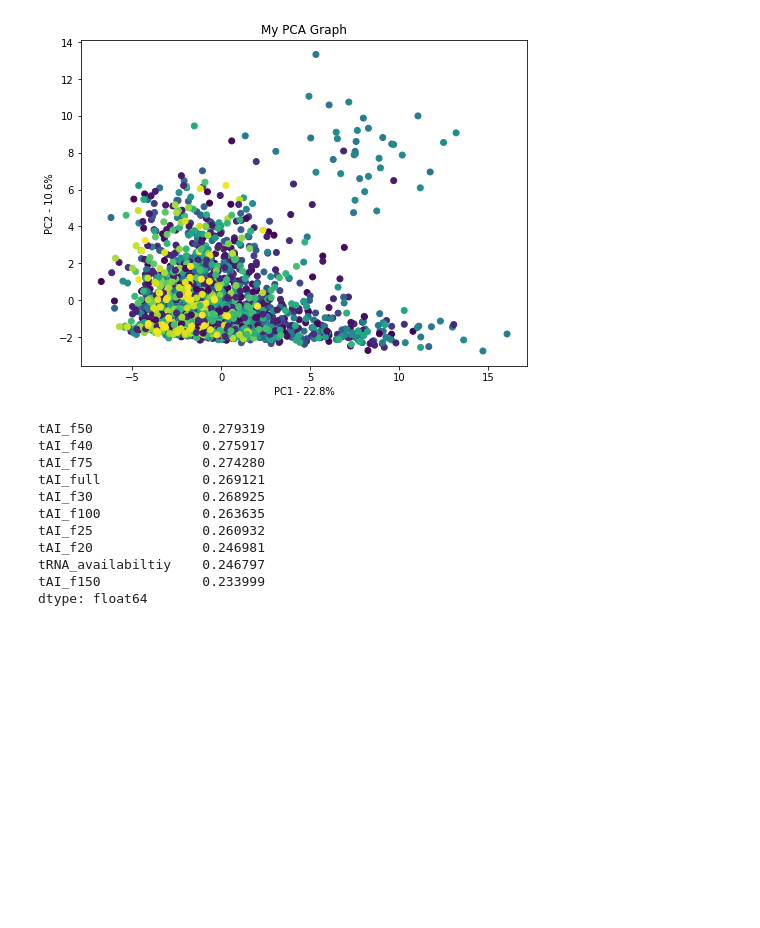
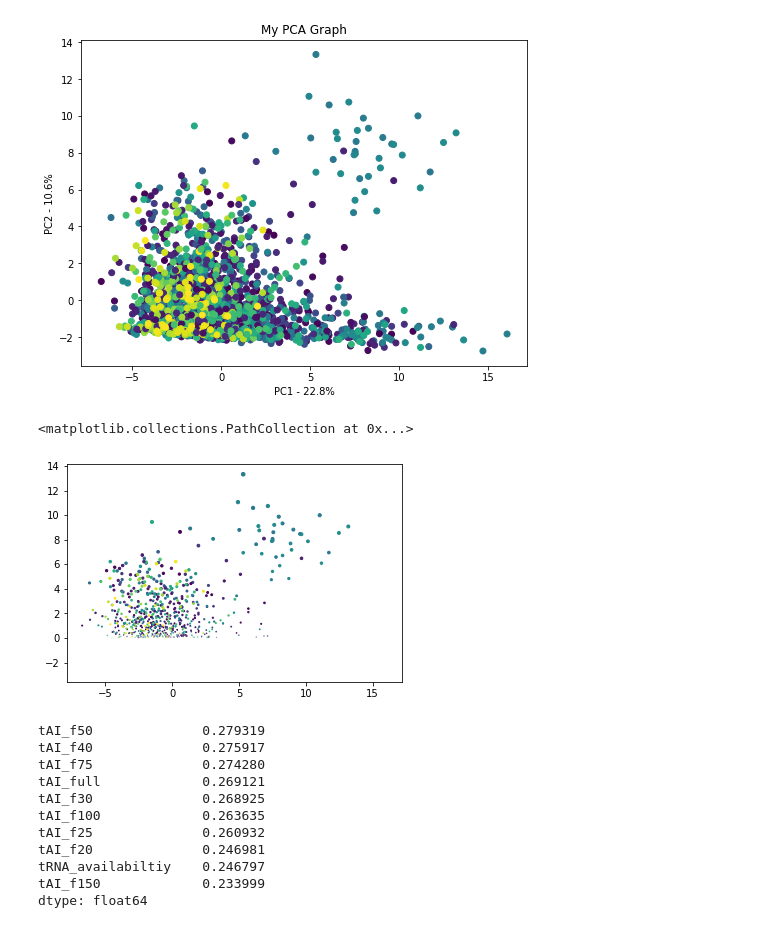
Before and after one commit to Subasree514/Machine_learning_practice, a Jupyter notebook: PCA/yeast_nptel.ipynb, the cells around one changed output. Saved outputs shown, nothing was run; the diff lists cells and outputs as text; code cells hidden in the pictures; blank space fills up the shorter version.

```diff
--- a/PCA/yeast_nptel.ipynb
+++ b/PCA/yeast_nptel.ipynb
@@ -96,6 +82,12 @@ plt.ylabel('PC2 - {0}%'.format(per_var[1]))
 plt.show()
 # %% [output]
 [figure]
+# %%
+ax = plt.axes()
+ax.scatter(pca_df.PC1, pca_df.PC2,pca_df.PC2,c=metadata['idx'])
+# %% [output]
+<matplotlib.collections.PathCollection at 0x...>
+[figure, added]
 # %%
 loading_scores = pd.Series(pca.components_[0], index=data.columns)
 ## now sort the loading scores based on their magnitude
```
Also changed, not shown: parts of 4 cells of this notebook.
